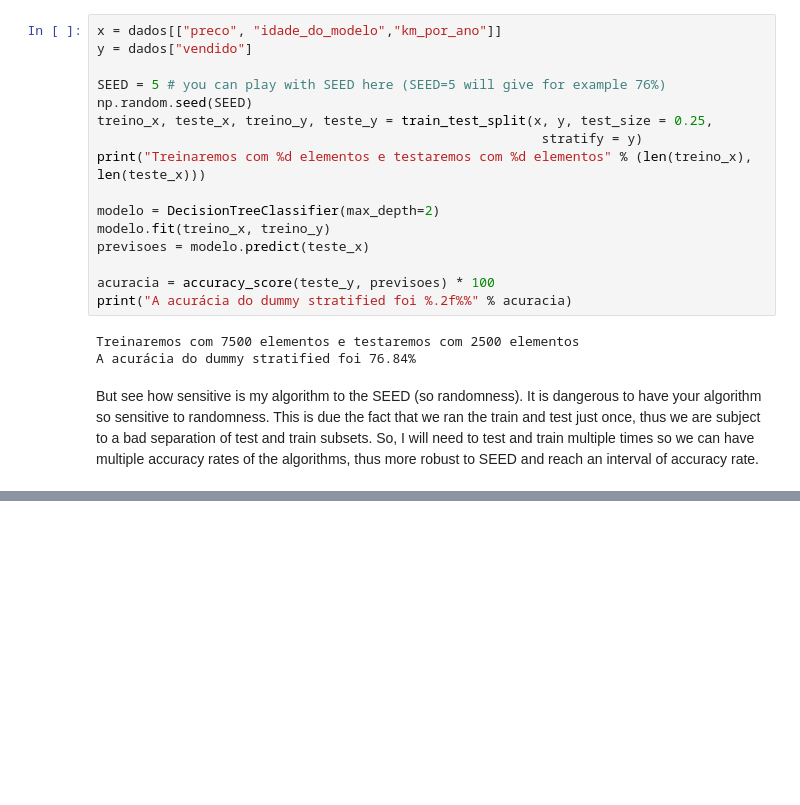
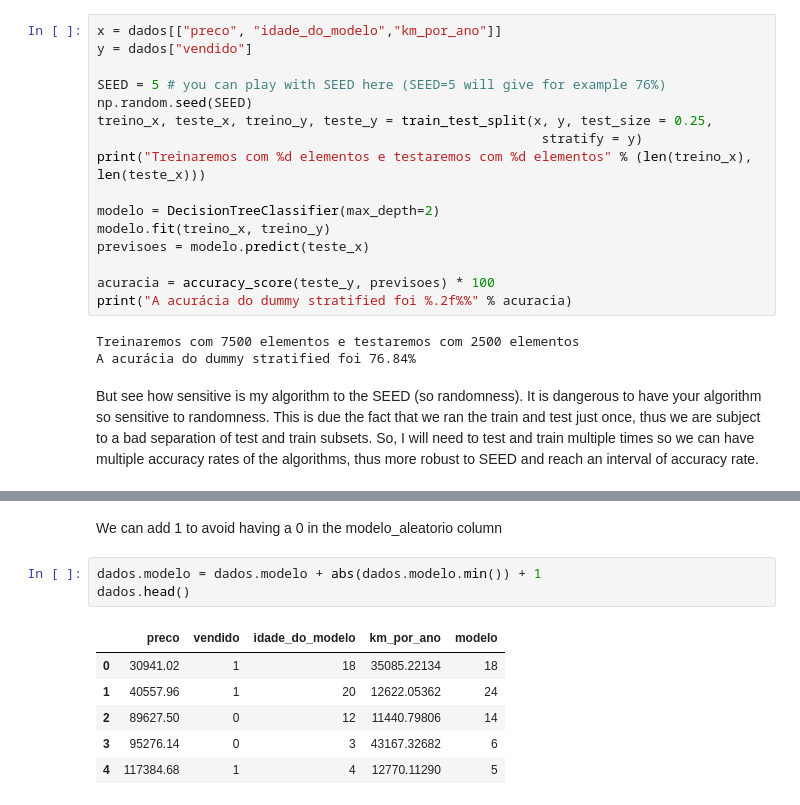
Before and after one commit to MarceloPiemonteRibeiro/learning-Machine-learning, a Jupyter notebook: Optimization/Cross_validation_and_optimization.ipynb, the cells around one changed output, grey strips where cells are left out. Saved outputs shown, nothing was run; the diff lists cells and outputs as text; blank space fills up the shorter version.

```diff
--- a/Optimization/Cross_validation_and_optimization.ipynb
+++ b/Optimization/Cross_validation_and_optimization.ipynb
@@ -87,0 +341,12 @@ But see how sensitive is my algorithm to the SEED (so randomness). It is dangero
+# %% [markdown]
+We can add 1 to avoid having a 0 in the modelo_aleatorio column
+# %%
+dados.modelo = dados.modelo + abs(dados.modelo.min()) + 1
+dados.head()
+# %% [output]
+|  | preco | vendido | idade_do_modelo | km_por_ano | modelo |
+| 0 | 30941.02 | 1 | 18 | 35085.22134 | 18 |
+| 1 | 40557.96 | 1 | 20 | 12622.05362 | 24 |
+| 2 | 89627.50 | 0 | 12 | 11440.79806 | 14 |
+| 3 | 95276.14 | 0 | 3 | 43167.32682 | 6 |
+| 4 | 117384.68 | 1 | 4 | 12770.11290 | 5 |
```
Also changed, not shown: parts of 56 cells of this notebook.
